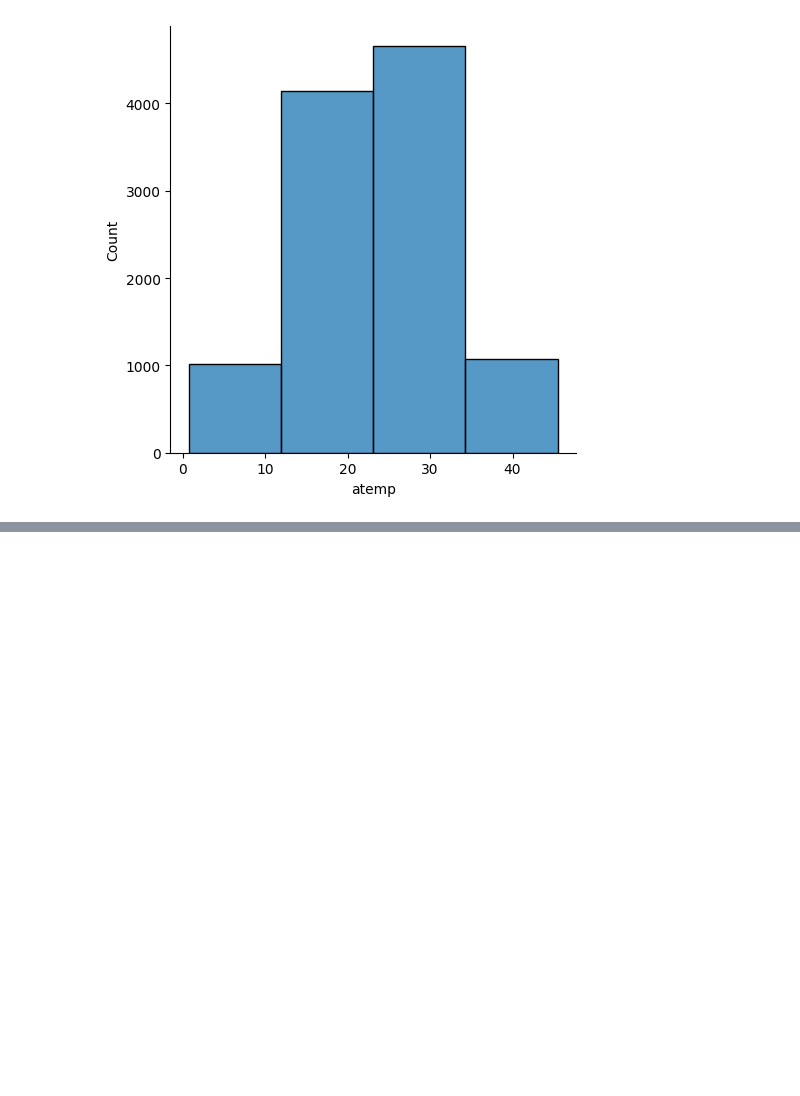
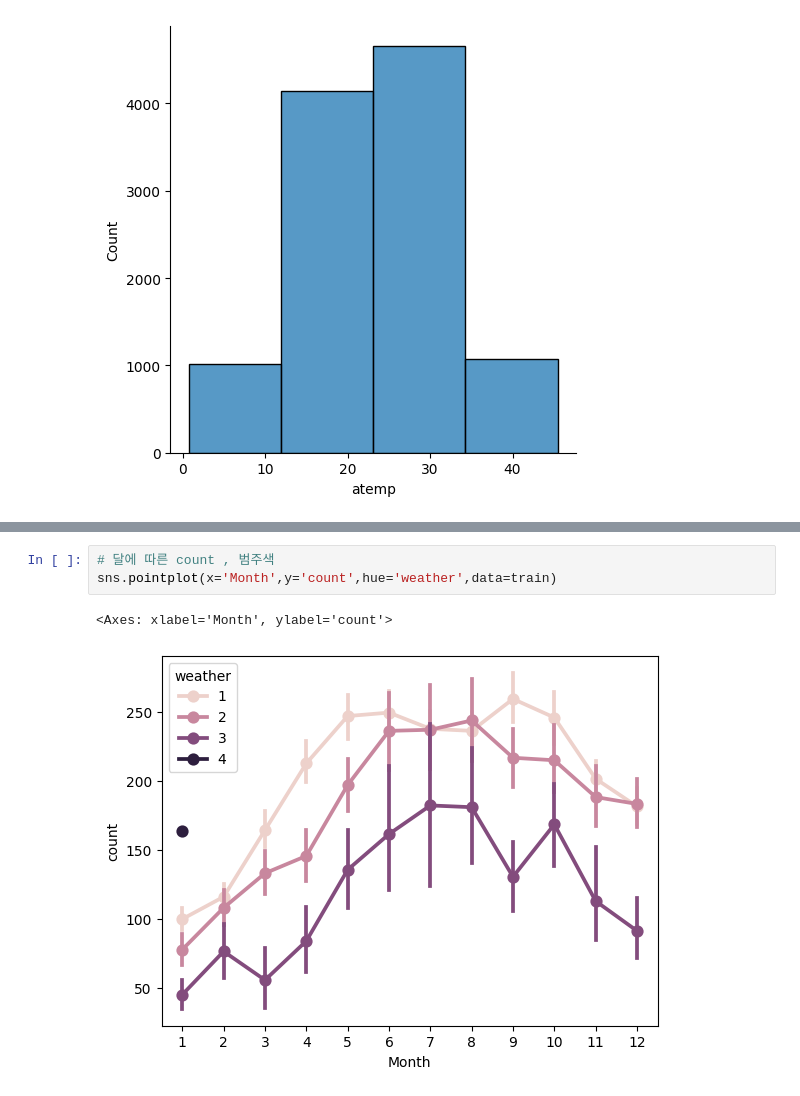
Before and after one commit to KangHoJ/Study, a Jupyter notebook: 과제테스트 준비/예측연습.ipynb, the cells around one changed output, grey strips where cells are left out. Drawn from its saved outputs; the diff is of its cells as text; blank space fills up the shorter version.

```diff
--- a/과제테스트 준비/예측연습.ipynb
+++ b/과제테스트 준비/예측연습.ipynb
@@ -195,0 +228,6 @@ sns.displot(x='atemp',data=train,binwidth=10) # 폭을 주고싶을때
+# %%
+# 달에 따른 count , 범주색
+sns.pointplot(x='Month',y='count',hue='weather',data=train)
+# %% [output]
+<Axes: xlabel='Month', ylabel='count'>
+[figure, added]
```
Also changed, not shown: parts of 14 cells of this notebook.
